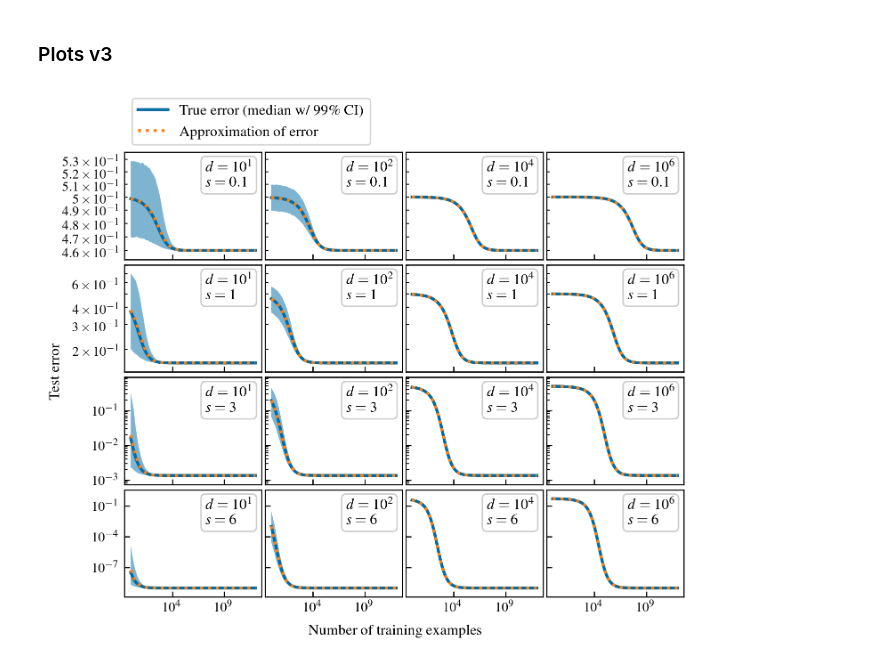
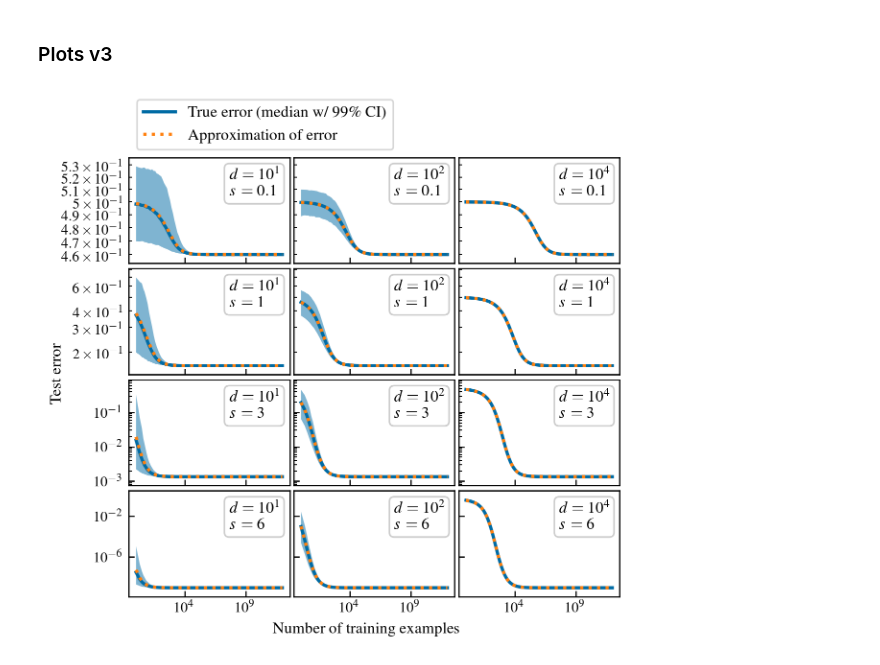
Before and after one commit to ed1d1a8d/scaling, a Jupyter notebook: notebooks/gaussian/simplest.ipynb, the cells around one changed output. Saved outputs shown, nothing was run; the diff lists cells and outputs as text; code cells hidden in the pictures.

Commit message:
Make figure better

```diff
--- a/notebooks/gaussian/simplest.ipynb
+++ b/notebooks/gaussian/simplest.ipynb
@@ -376,7 +376,7 @@ plt.yscale("log")
 # %% [markdown]
 ### Plots v3
 # %%
-ds = (10, 100, 10**4, 10**6)
+ds = (10, 100, 10**4)
 ss = (0.1, 1, 3, 6)
 ns = remove_duplicates(np.logspace(0, 12, 100, dtype=int))
 n_trials = 10000
@@ -392,7 +392,7 @@ os.environ["LD_LIBRARY_PATH"] = ""  # Needed for latex to work
 plt.style.use(
     [
         "tableau-colorblind10",
-        stylesheets.ICLR_2023["mplstyle"],
+        stylesheets.ME_FOMO_2023["mplstyle"],
         {
             "pgf.preamble": "\n".join(
                 [r"\usepackage{amsmath}"]
@@ -400,11 +400,11 @@ plt.style.use(
         },
     ],
 )
-width = stylesheets.ICLR_2023["col1_width"]
-fig = plt.figure(figsize=(width, width * 0.8))
+width = stylesheets.ME_FOMO_2023["col1_width"]
+fig = plt.figure(figsize=(width, width * 0.9))
 plt.subplots_adjust(hspace=0.05, wspace=0.025)
 fig.supxlabel("Number of training examples", y=0.04)
-fig.supylabel("Test error")
+fig.supylabel("Test error", x=0)
 
 plot_idx = 1
 for s in ss:
@@ -443,36 +443,36 @@ for s in ss:
             # Plot legend on top right with box
             plt.legend(loc="lower left", bbox_to_anchor=(0, 1), frameon=True)
         plt.title(
-            f"$d=10^{int(np.log10(d))}$\n$s={s}$",
+            f"$d=10^{int(np.log10(d))}$\n$s\\,={s}$",
             # rf"\begin{{eqnarray*}} d &= 10^{int(np.log10(d))} \\ s &= {s} \end{{eqnarray*}}",
-            y=0.6,
-            x=0.76,
+            y=0.55,
+            x=0.78,
             bbox=dict(
                 facecolor="none",
                 edgecolor="black",
                 alpha=0.2,
                 boxstyle="round",
             ),
         ).set_multialignment("left")
         plt.xscale("log")
         plt.yscale("log")
 
         log_margin = (yhi / ylo) ** 0.1
         plt.ylim(ylo / log_margin, yhi * log_margin)
 
         # Show minor ticks for first two rows
         # if plot_idx <= len(ds) * 2:
         # ax.grid(visible=True, which="minor", axis="y")
         # Only show xticks on bottom row
         if plot_idx <= len(ds) * (len(ss) - 1):
             ax.axes.xaxis.set_ticklabels([])
         # Only show yticks on left column
         if plot_idx % len(ds) != 1:
             ax.axes.yaxis.set_ticklabels([])
             ax.axes.yaxis.set_ticklabels([], minor=True)
 
         plot_idx += 1
 
-plt.savefig("figures/app-gaussian-plot-grid.pgf", bbox_inches="tight")
+plt.savefig("figures/gtm-plot-grid.pgf", bbox_inches="tight")
 # %% [output]
-[figure, old version]
+[figure, new version]
```
Also changed, not shown: parts of 1 cell of this notebook, 3 other files.
